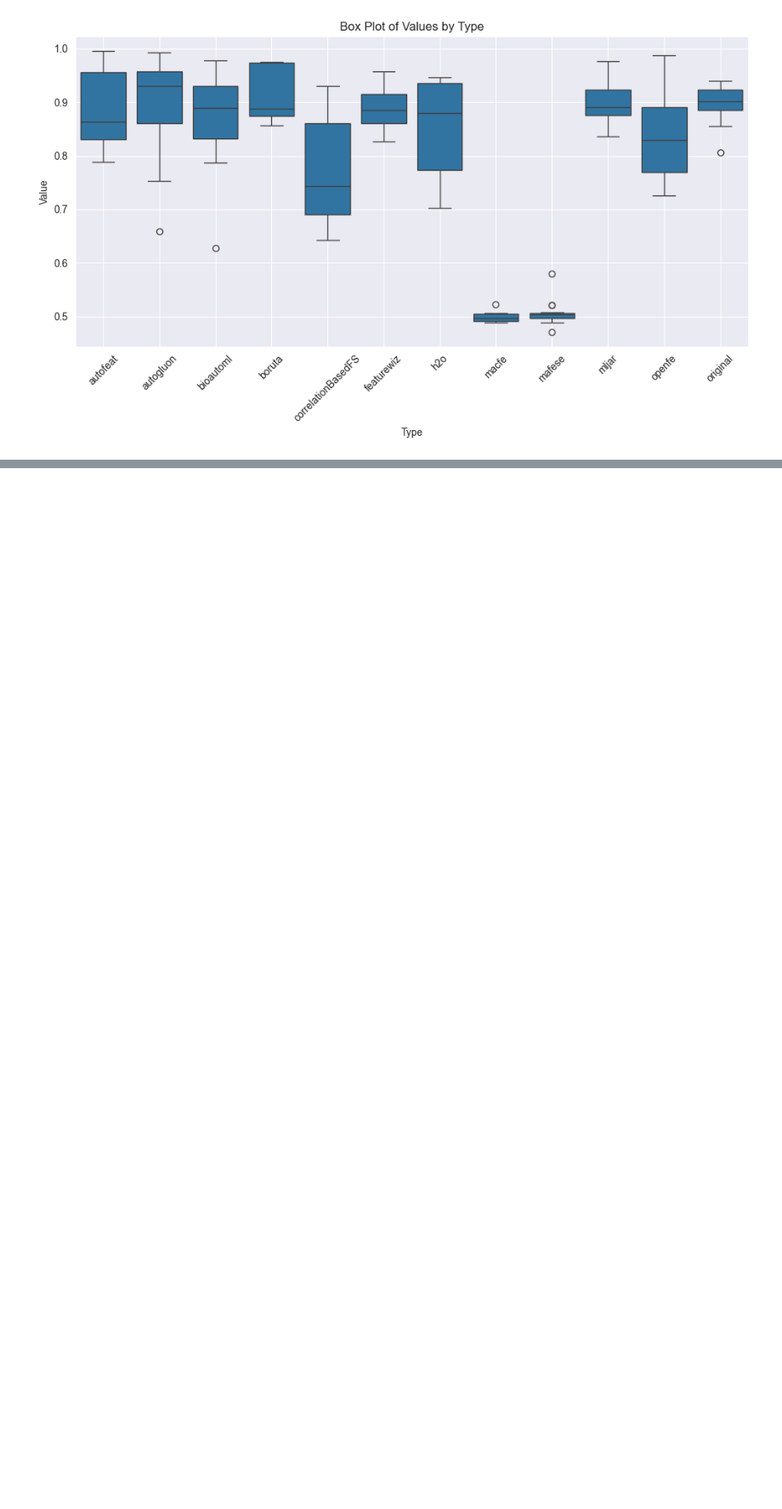
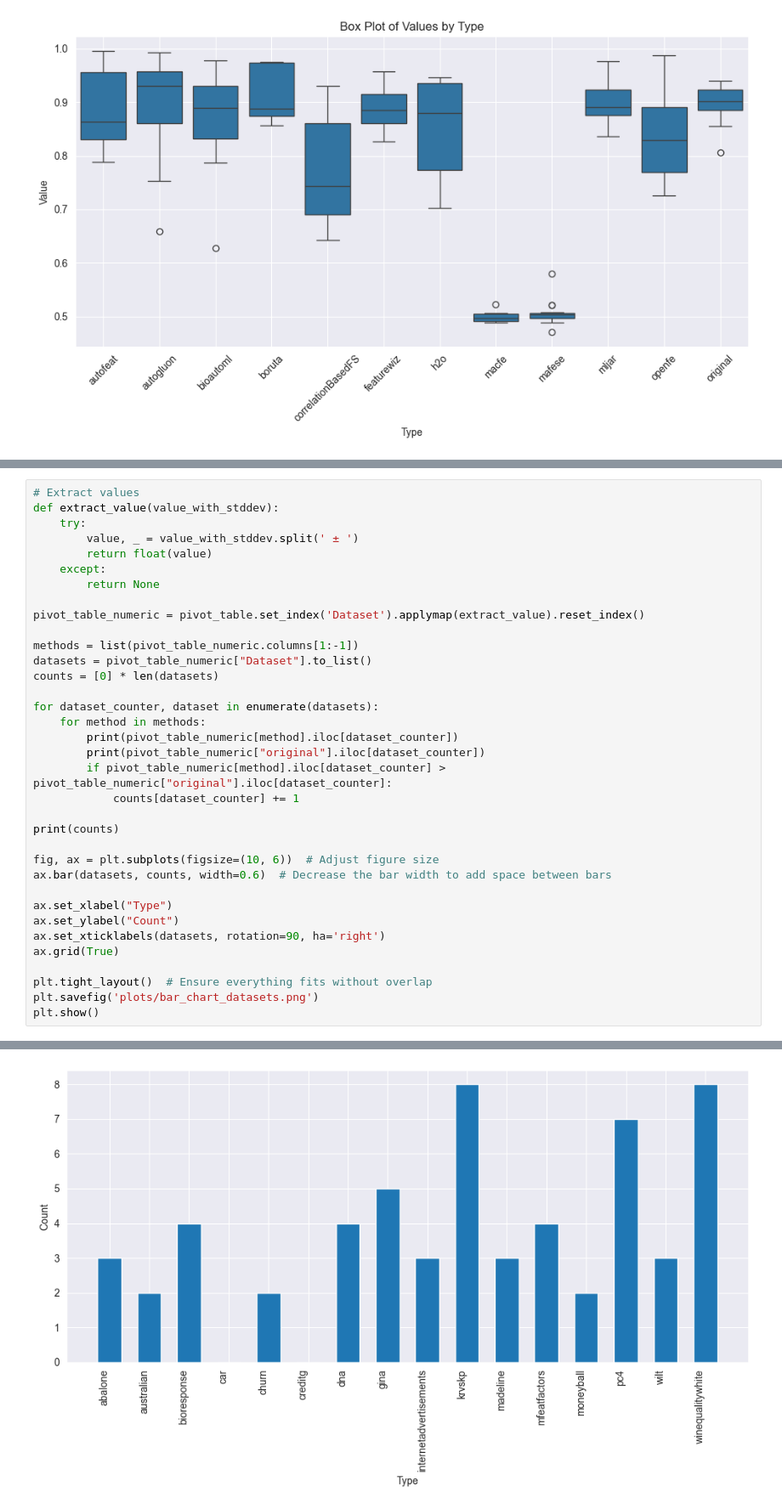
Before and after one commit to schaeferbasti/Benchmark_FE_AutoML, a Jupyter notebook: src/amltk/results/tabular_analysis.ipynb, the cells around one changed output, grey strips where cells are left out. Shown at 85% size. Cells and saved outputs as stored; diff of their text form; blank space fills up the shorter version.

```diff
--- a/src/amltk/results/tabular_analysis.ipynb
+++ b/src/amltk/results/tabular_analysis.ipynb
@@ -213,0 +213,36 @@ plt.show()
+# %%
+# Extract values
+def extract_value(value_with_stddev):
+    try:
+        value, _ = value_with_stddev.split(' ± ')
+        return float(value)
+    except:
+        return None
+
+pivot_table_numeric = pivot_table.set_index('Dataset').applymap(extract_value).reset_index()
+
+methods = list(pivot_table_numeric.columns[1:-1])
+datasets = pivot_table_numeric["Dataset"].to_list()
+counts = [0] * len(datasets)
+
+for dataset_counter, dataset in enumerate(datasets):
+    for method in methods:
+        print(pivot_table_numeric[method].iloc[dataset_counter])
+        print(pivot_table_numeric["original"].iloc[dataset_counter])
+        if pivot_table_numeric[method].iloc[dataset_counter] > pivot_table_numeric["original"].iloc[dataset_counter]:
+            counts[dataset_counter] += 1
+
+print(counts)
+
+fig, ax = plt.subplots(figsize=(10, 6))  # Adjust figure size
+ax.bar(datasets, counts, width=0.6)  # Decrease the bar width to add space between bars
+
+ax.set_xlabel("Type")
+ax.set_ylabel("Count")
+ax.set_xticklabels(datasets, rotation=90, ha='right')
+ax.grid(True)
+
+plt.tight_layout()  # Ensure everything fits without overlap
+plt.savefig('plots/bar_chart_datasets.png')
+plt.show()
+# %% [output]
@@ -213,0 +266 @@ plt.show()
+[figure, added]
```
Also changed, not shown: parts of 2 cells of this notebook, 4 other files.
